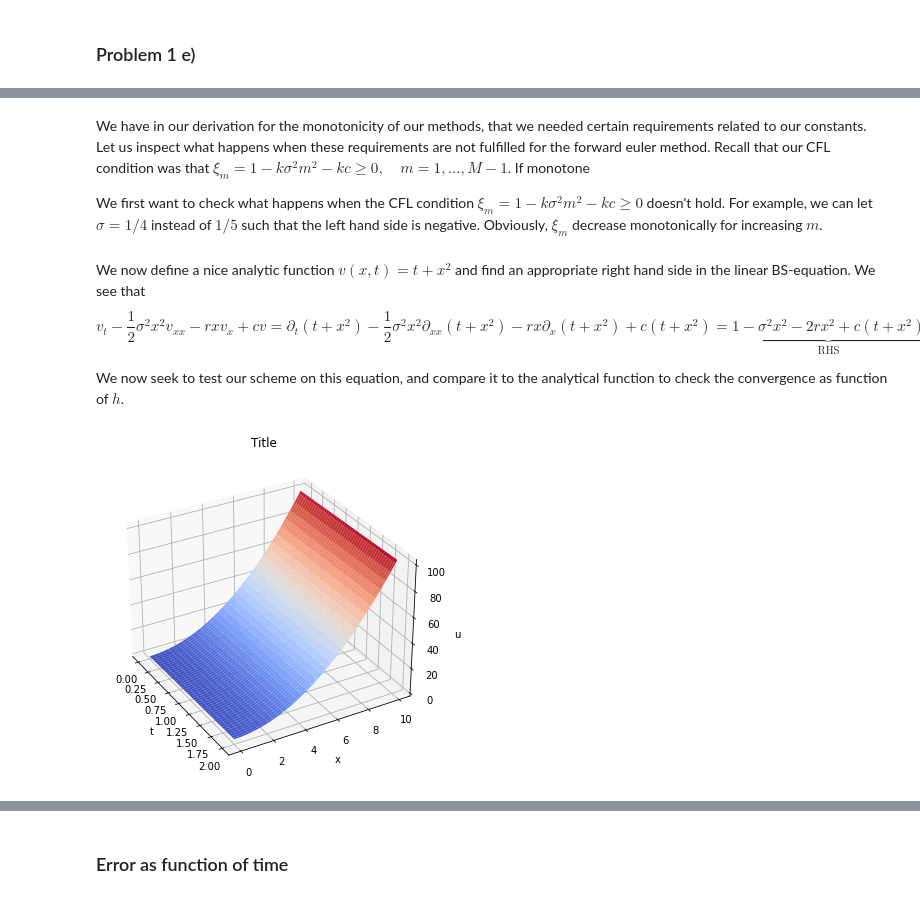
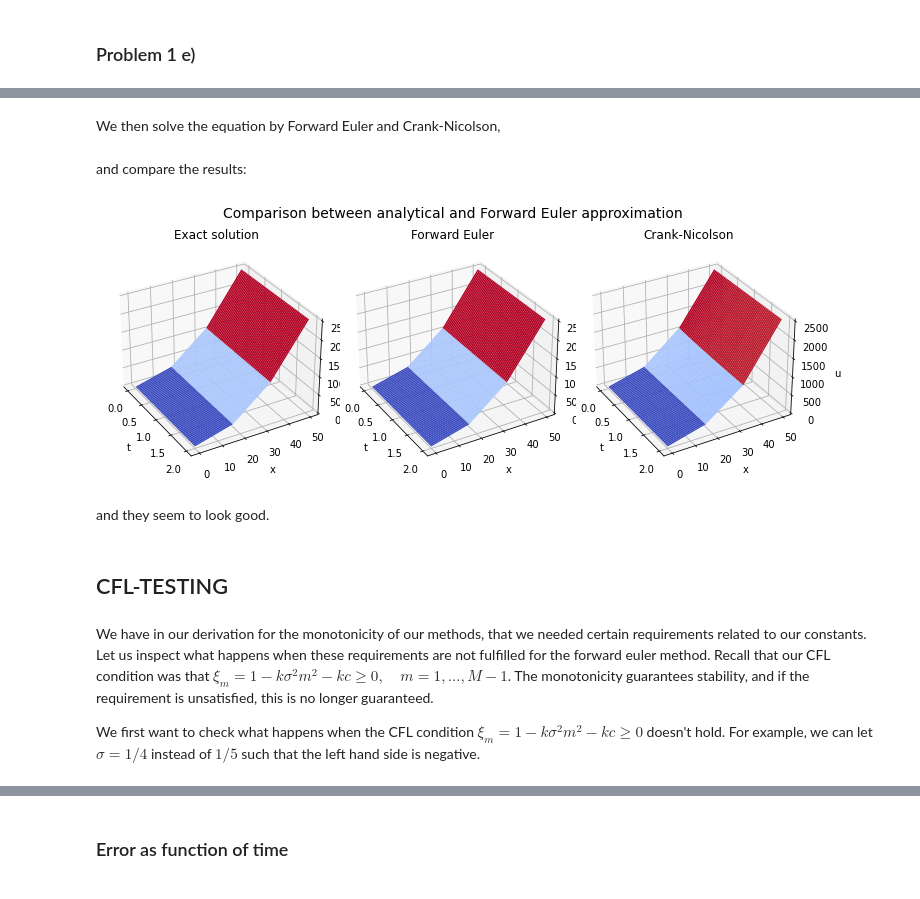
Before and after one commit to ulrikunneberg/NumDiff_prosjekt, a Jupyter notebook: Test.ipynb, the cells around one changed output, grey strips where cells are left out. Saved outputs shown, nothing was run; the diff lists cells and outputs as text; code cells hidden in the pictures.

```diff
--- a/Test.ipynb
+++ b/Test.ipynb
@@ -176,7 +258,7 @@ def backward_euler(R, M, T, N, sigma, r, c, K, H, BC0, BCR, initial_func,
 # %% [markdown]
 ### Crank-Nicolson
 # %%
-def crank_nicholson(R, M, T, N, sigma, r, c, K, H, BC0, BCR, initial_func,
+def crank_nicolson(R, M, T, N, sigma, r, c, K, H, BC0, BCR, initial_func,
                   RHS_func = lambda x, t: np.zeros((len(x), len(t)))):
     h=R/M
     k=T/N
@@ -224,0 +316,10 @@ def crank_nicholson(R, M, T, N, sigma, r, c, K, H, BC0, BCR, initial_func,
+# %%
+#Define the analytical function
+x=np.linspace(0, R, M+1)
+t=np.linspace(0, T, N+1)
+
+tt, xx = np.meshgrid(t,x)
+
+def v_exact_func(t, x):
+    return t + x**2
+v_exact = v_exact_func(tt,xx)
@@ -225,4 +350,23 @@ def crank_nicholson(R, M, T, N, sigma, r, c, K, H, BC0, BCR, initial_func,
+# %% [markdown]
+We then solve the equation by Forward Euler and Crank-Nicolson,
+# %%
+v_forward, CFL_forward = forward_euler(R, M, T, N, sigma, r, c, K_eur, H_eur, an_boundary_0, an_boundary_R,
+                       an_initial, RHS_func=RHS_analytic)
+v_CN, CFL_CN = crank_nicolson(R, M, T, N, sigma, r, c, K_eur, H_eur, an_boundary_0, an_boundary_R,
+                       an_initial, RHS_func=RHS_analytic)
+# %% [markdown]
+and compare the results:
+# %%
+plot_three_solutions(v_exact, v_forward, v_CN, angle=-30,
+                   title1="Exact solution", title2="Forward Euler", title3="Crank-Nicolson",
+                   title="Comparison between analytical and Forward Euler approximation")
+# %% [output]
+[figure, added]
+# %% [markdown]
+and they seem to look good.
+# %% [markdown]
+## CFL-TESTING
 # %% [markdown]
-We have in our derivation for the monotonicity of our methods, that we needed certain requirements related to our constants. Let us inspect what happens when these requirements are not fulfilled for the forward euler method. Recall that our CFL condition was that $\xi_m = 1- k \sigma^2 m^2 - kc \geq 0, \quad m=1, \dots, M-1$. If monotone
+We have in our derivation for the monotonicity of our methods, that we needed certain requirements related to our constants. Let us inspect what happens when these requirements are not fulfilled for the forward euler method. Recall that our CFL condition was that $\xi_m = 1- k \sigma^2 m^2 - kc \geq 0, \quad m=1, \dots, M-1$. The monotonicity guarantees stability, and if the requirement is unsatisfied, this is no longer guaranteed.
 
-We first want to check what happens when the CFL condition $\xi_m = 1- k \sigma^2 m^2 - kc \geq 0$ doesn't hold. For example, we can let $\sigma=1/4$ instead of $1/5$ such that the left hand side is negative. Obviously, $\xi_m$ decrease monotonically for increasing $m$.
+We first want to check what happens when the CFL condition $\xi_m = 1- k \sigma^2 m^2 - kc \geq 0$ doesn't hold. For example, we can let $\sigma=1/4$ instead of $1/5$ such that the left hand side is negative.
@@ -231,7 +372,0 @@ We can for
-# %% [markdown]
-We now define a nice analytic function $v(x,t)=t + x^2$ and find an appropriate right hand side in the linear BS-equation. We see that
-$$
-v_t - \frac12 \sigma^2 x^2 v_{xx} - r x v_x + c v = \partial_t(t+x^2) - \frac12 \sigma^2 x^2 \partial_{xx}(t + x^2) - rx \partial_x(t + x^2) + c(t+x^2) = \underbrace{ 1 - \sigma^2 x^2 - 2rx^2 + c(t+x^2)}_{\text{RHS}}.
-$$
-
-We now seek to test our scheme on this equation, and compare it to the analytical function to check the convergence as function of $h$.
@@ -247,4 +372,0 @@ u_exact = u_exact(tt,xx)
-# %%
-plot_solution(u_exact)
-# %% [output]
-[figure, removed]
```
Also changed, not shown: parts of 26 cells of this notebook.
